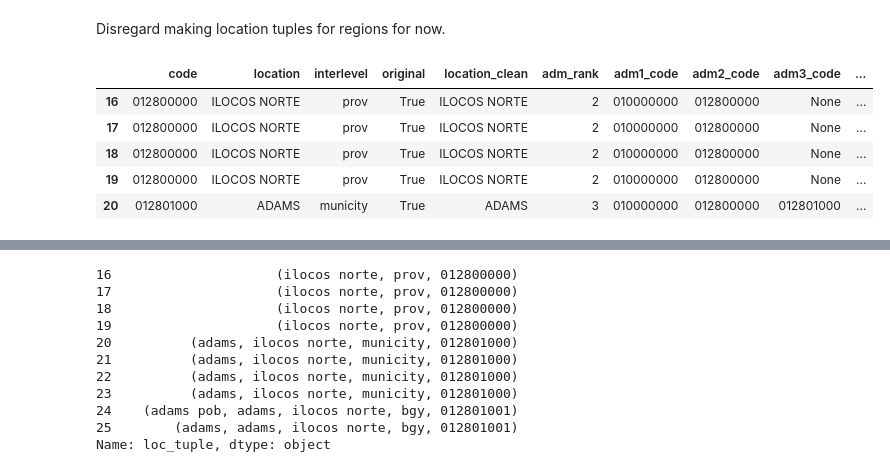
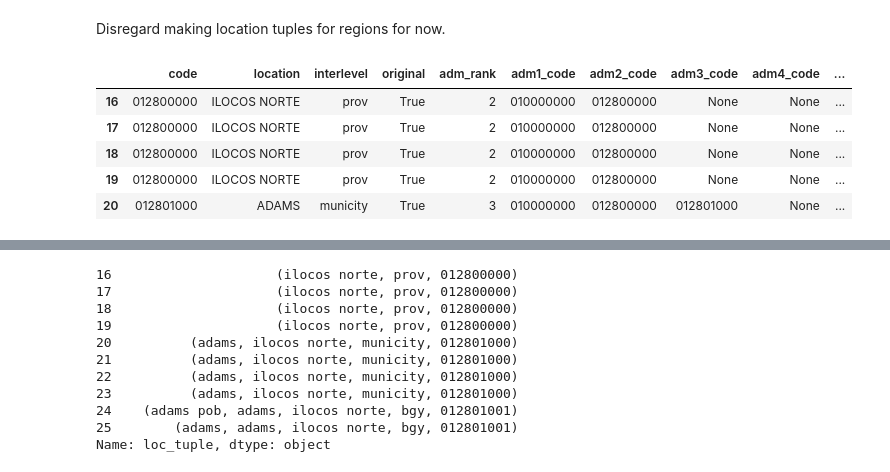
Before and after one commit to thinkingmachines/linksight-2018, a Jupyter notebook: data/Prepare PSGC Reference File.ipynb, the cells around one changed output, grey strips where cells are left out. Drawn from its saved outputs; the diff is of its cells as text; code cells hidden in the pictures.

```diff
--- a/data/Prepare PSGC Reference File.ipynb
+++ b/data/Prepare PSGC Reference File.ipynb
@@ -204,6 +201,6 @@ all_loc_names.head()
 # %% [markdown]
 Add Region names.
 # %%
-psgc_unpivot = psgc_unpivot.merge(all_loc_names.rename(columns={'location_clean':'adm1_name'}),how="left",left_on="adm1_code",right_on="join_code").drop('join_code',axis=1)
+psgc_unpivot = psgc_unpivot.merge(all_loc_names.rename(columns={'location':'adm1_name'}),how="left",left_on="adm1_code",right_on="join_code").drop('join_code',axis=1)
 psgc_unpivot.head()
 # %% [output]
@@ -216,6 +213,6 @@ psgc_unpivot.head()
 # %% [markdown]
 Add Prov names.
 # %%
-psgc_unpivot = psgc_unpivot.merge(all_loc_names.rename(columns={'location_clean':'adm2_name'}),how="left",left_on="adm2_code",right_on="join_code").drop('join_code',axis=1)
+psgc_unpivot = psgc_unpivot.merge(all_loc_names.rename(columns={'location':'adm2_name'}),how="left",left_on="adm2_code",right_on="join_code").drop('join_code',axis=1)
 psgc_unpivot.head()
 # %% [output]
@@ -228,6 +225,6 @@ psgc_unpivot.head()
 # %% [markdown]
 Add MuniCity names.
 # %%
-psgc_unpivot = psgc_unpivot.merge(all_loc_names.rename(columns={'location_clean':'adm3_name'}),how="left",left_on="adm3_code",right_on="join_code").drop('join_code',axis=1)
+psgc_unpivot = psgc_unpivot.merge(all_loc_names.rename(columns={'location':'adm3_name'}),how="left",left_on="adm3_code",right_on="join_code").drop('join_code',axis=1)
 psgc_unpivot.head()
 # %% [output]
@@ -240,6 +237,6 @@ psgc_unpivot.head()
 # %% [markdown]
 Add Barangay names.
 # %%
-psgc_unpivot = psgc_unpivot.merge(all_loc_names.rename(columns={'location_clean':'adm4_name'}),how="left",left_on="adm4_code",right_on="join_code").drop('join_code',axis=1)
+psgc_unpivot = psgc_unpivot.merge(all_loc_names.rename(columns={'location':'adm4_name'}),how="left",left_on="adm4_code",right_on="join_code").drop('join_code',axis=1)
 psgc_unpivot.head()
 # %% [output]
@@ -305,12 +316,12 @@ def create_loc_tuple_no_code(row):
 # %% [markdown]
 Disregard making location tuples for regions for now.
 # %%
-exclude_regions = psgc_unpivot[(psgc_unpivot.interlevel <> "reg") & psgc_unpivot.location_clean.notnull()]
+exclude_regions = psgc_unpivot[(psgc_unpivot.interlevel <> "reg") & psgc_unpivot.location.notnull()]
 exclude_regions.head()
 # %% [output]
-|  | code | location | interlevel | original | location_clean | adm_rank | adm1_code | adm2_code | adm3_code | ... |
-| 16 | 012800000 | ILOCOS NORTE | prov | True | ILOCOS NORTE | 2 | 010000000 | 012800000 | None | ... |
-| 17 | 012800000 | ILOCOS NORTE | prov | True | ILOCOS NORTE | 2 | 010000000 | 012800000 | None | ... |
-| 18 | 012800000 | ILOCOS NORTE | prov | True | ILOCOS NORTE | 2 | 010000000 | 012800000 | None | ... |
-| 19 | 012800000 | ILOCOS NORTE | prov | True | ILOCOS NORTE | 2 | 010000000 | 012800000 | None | ... |
-| 20 | 012801000 | ADAMS | municity | True | ADAMS | 3 | 010000000 | 012800000 | 012801000 | ... |
+|  | code | location | interlevel | original | adm_rank | adm1_code | adm2_code | adm3_code | adm4_code | ... |
+| 16 | 012800000 | ILOCOS NORTE | prov | True | 2 | 010000000 | 012800000 | None | None | ... |
+| 17 | 012800000 | ILOCOS NORTE | prov | True | 2 | 010000000 | 012800000 | None | None | ... |
+| 18 | 012800000 | ILOCOS NORTE | prov | True | 2 | 010000000 | 012800000 | None | None | ... |
+| 19 | 012800000 | ILOCOS NORTE | prov | True | 2 | 010000000 | 012800000 | None | None | ... |
+| 20 | 012801000 | ADAMS | municity | True | 3 | 010000000 | 012800000 | 012801000 | None | ... |
```
Also changed, not shown: parts of 27 cells of this notebook, 2 other files.
